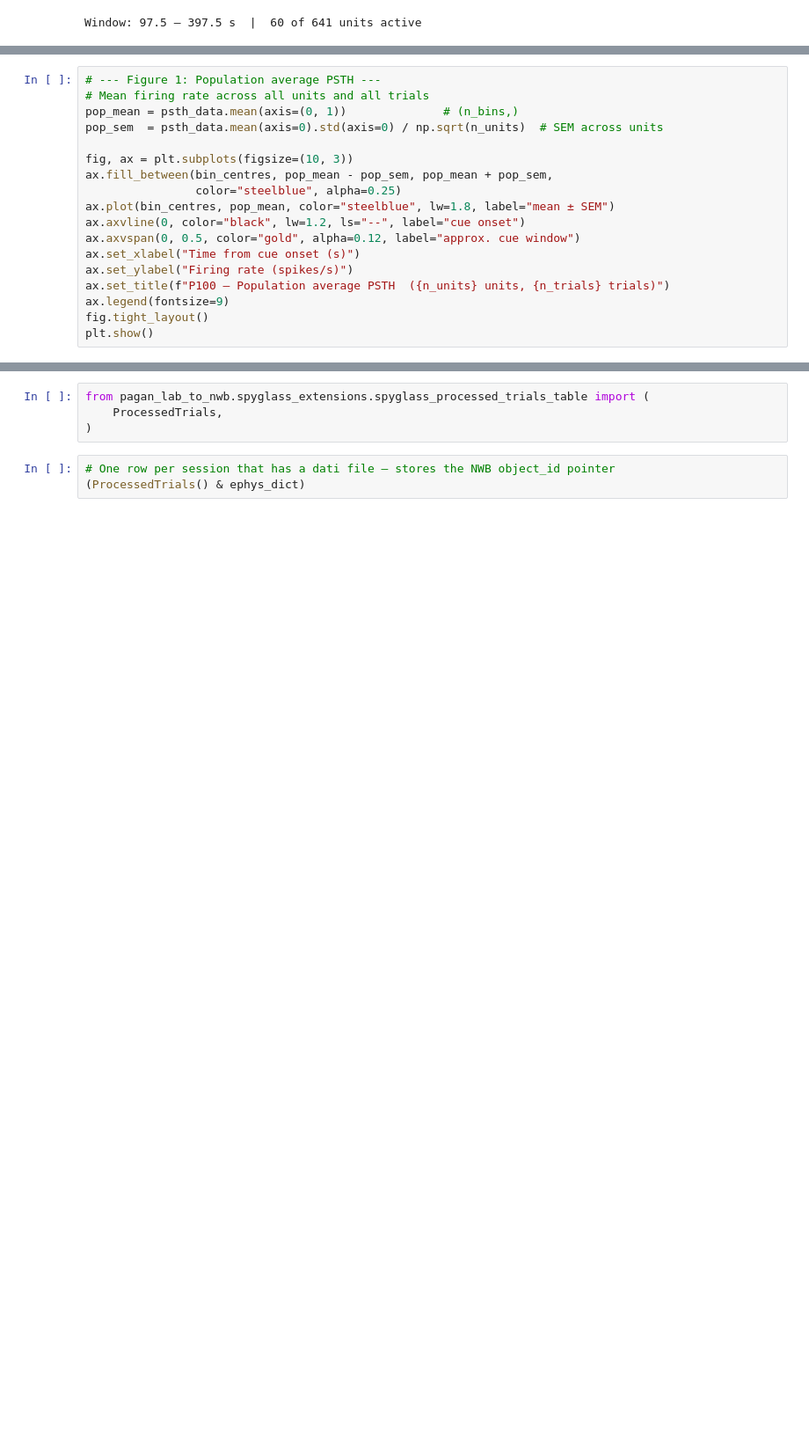
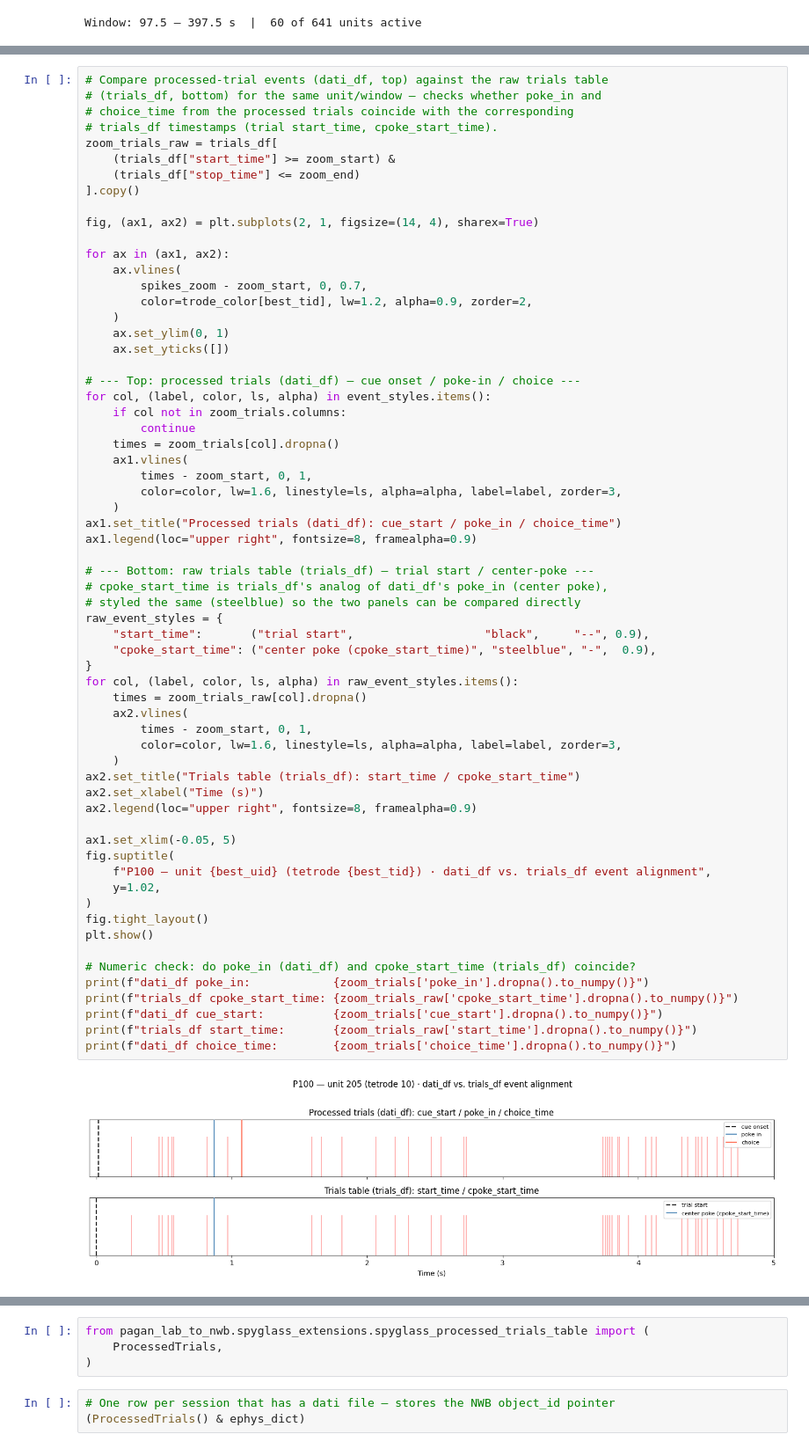
Before and after one commit to catalystneuro/pagan-lab-to-nwb, a Jupyter notebook: src/pagan_lab_to_nwb/tutorials/arc_ecephys_spyglass_tutorial.ipynb, the cells around one changed output, grey strips where cells are left out. Shown at 88% size. Cells and saved outputs as stored; diff of their text form; blank space fills up the shorter version.

```diff
--- a/src/pagan_lab_to_nwb/tutorials/arc_ecephys_spyglass_tutorial.ipynb
+++ b/src/pagan_lab_to_nwb/tutorials/arc_ecephys_spyglass_tutorial.ipynb
@@ -844,18 +808,0 @@ plt.show()
-# %%
-# --- Figure 1: Population average PSTH ---
-# Mean firing rate across all units and all trials
-pop_mean = psth_data.mean(axis=(0, 1))              # (n_bins,)
-pop_sem  = psth_data.mean(axis=0).std(axis=0) / np.sqrt(n_units)  # SEM across units
-
-fig, ax = plt.subplots(figsize=(10, 3))
-ax.fill_between(bin_centres, pop_mean - pop_sem, pop_mean + pop_sem,
-                color="steelblue", alpha=0.25)
-ax.plot(bin_centres, pop_mean, color="steelblue", lw=1.8, label="mean ± SEM")
-ax.axvline(0, color="black", lw=1.2, ls="--", label="cue onset")
-ax.axvspan(0, 0.5, color="gold", alpha=0.12, label="approx. cue window")
-ax.set_xlabel("Time from cue onset (s)")
-ax.set_ylabel("Firing rate (spikes/s)")
-ax.set_title(f"P100 — Population average PSTH  ({n_units} units, {n_trials} trials)")
-ax.legend(fontsize=9)
-fig.tight_layout()
-plt.show()
@@ -941,0 +809,65 @@ plt.show()
+# %%
+# Compare processed-trial events (dati_df, top) against the raw trials table
+# (trials_df, bottom) for the same unit/window — checks whether poke_in and
+# choice_time from the processed trials coincide with the corresponding
+# trials_df timestamps (trial start_time, cpoke_start_time).
+zoom_trials_raw = trials_df[
+    (trials_df["start_time"] >= zoom_start) &
+    (trials_df["stop_time"] <= zoom_end)
+].copy()
+
+fig, (ax1, ax2) = plt.subplots(2, 1, figsize=(14, 4), sharex=True)
+
+for ax in (ax1, ax2):
+    ax.vlines(
+        spikes_zoom - zoom_start, 0, 0.7,
+        color=trode_color[best_tid], lw=1.2, alpha=0.9, zorder=2,
+    )
+    ax.set_ylim(0, 1)
+    ax.set_yticks([])
+
+# --- Top: processed trials (dati_df) — cue onset / poke-in / choice ---
+for col, (label, color, ls, alpha) in event_styles.items():
+    if col not in zoom_trials.columns:
+        continue
+    times = zoom_trials[col].dropna()
+    ax1.vlines(
+        times - zoom_start, 0, 1,
+        color=color, lw=1.6, linestyle=ls, alpha=alpha, label=label, zorder=3,
+    )
+ax1.set_title("Processed trials (dati_df): cue_start / poke_in / choice_time")
+ax1.legend(loc="upper right", fontsize=8, framealpha=0.9)
+
+# --- Bottom: raw trials table (trials_df) — trial start / center-poke ---
+# cpoke_start_time is trials_df's analog of dati_df's poke_in (center poke),
+# styled the same (steelblue) so the two panels can be compared directly
+raw_event_styles = {
+    "start_time":       ("trial start",                   "black",     "--", 0.9),
+    "cpoke_start_time": ("center poke (cpoke_start_time)", "steelblue", "-",  0.9),
+}
+for col, (label, color, ls, alpha) in raw_event_styles.items():
+    times = zoom_trials_raw[col].dropna()
+    ax2.vlines(
+        times - zoom_start, 0, 1,
+        color=color, lw=1.6, linestyle=ls, alpha=alpha, label=label, zorder=3,
+    )
+ax2.set_title("Trials table (trials_df): start_time / cpoke_start_time")
+ax2.set_xlabel("Time (s)")
+ax2.legend(loc="upper right", fontsize=8, framealpha=0.9)
+
+ax1.set_xlim(-0.05, 5)
+fig.suptitle(
+    f"P100 — unit {best_uid} (tetrode {best_tid}) · dati_df vs. trials_df event alignment",
+    y=1.02,
+)
+fig.tight_layout()
+plt.show()
+
+# Numeric check: do poke_in (dati_df) and cpoke_start_time (trials_df) coincide?
+print(f"dati_df poke_in:            {zoom_trials['poke_in'].dropna().to_numpy()}")
+print(f"trials_df cpoke_start_time: {zoom_trials_raw['cpoke_start_time'].dropna().to_numpy()}")
+print(f"dati_df cue_start:          {zoom_trials['cue_start'].dropna().to_numpy()}")
+print(f"trials_df start_time:       {zoom_trials_raw['start_time'].dropna().to_numpy()}")
+print(f"dati_df choice_time:        {zoom_trials['choice_time'].dropna().to_numpy()}")
+# %% [output]
+[figure, added]
```
Also changed, not shown: parts of 17 cells of this notebook.
